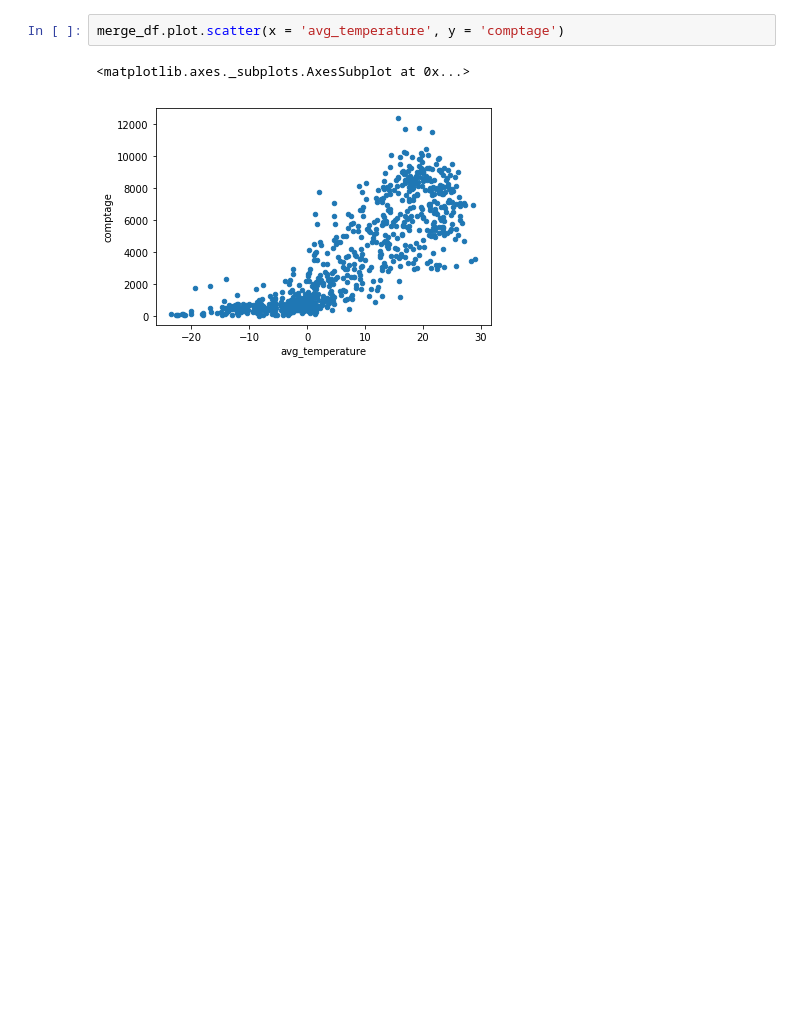
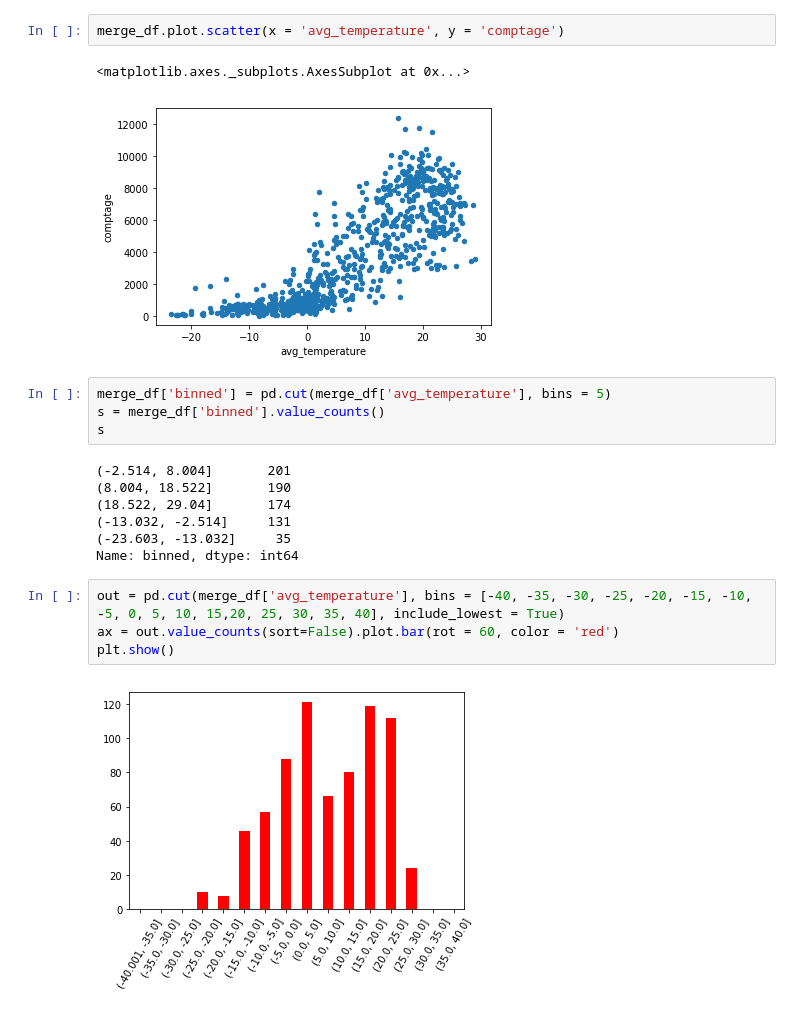
Before and after one commit to normcyr/comptage_velo_mtl, a Jupyter notebook: comptage_velo_mtl.ipynb, the cells around one changed output. Cells and saved outputs as stored; diff of their text form; blank space fills up the shorter version.

```diff
--- a/comptage_velo_mtl.ipynb
+++ b/comptage_velo_mtl.ipynb
@@ -87,3 +87,20 @@ merge_df.plot.scatter(x = 'avg_temperature', y = 'comptage')
 # %% [output]
 <matplotlib.axes._subplots.AxesSubplot at 0x...>
 [figure]
+# %%
+merge_df['binned'] = pd.cut(merge_df['avg_temperature'], bins = 5)
+s = merge_df['binned'].value_counts()
+s
+# %% [output]
+(-2.514, 8.004]       201
+(8.004, 18.522]       190
+(18.522, 29.04]       174
+(-13.032, -2.514]     131
+(-23.603, -13.032]     35
+Name: binned, dtype: int64
+# %%
+out = pd.cut(merge_df['avg_temperature'], bins = [-40, -35, -30, -25, -20, -15, -10, -5, 0, 5, 10, 15,20, 25, 30, 35, 40], include_lowest = True)
+ax = out.value_counts(sort=False).plot.bar(rot = 60, color = 'red')
+plt.show()
+# %% [output]
+[figure, added]
```
Also changed, not shown: parts of 1 cell of this notebook, 1 other file.
